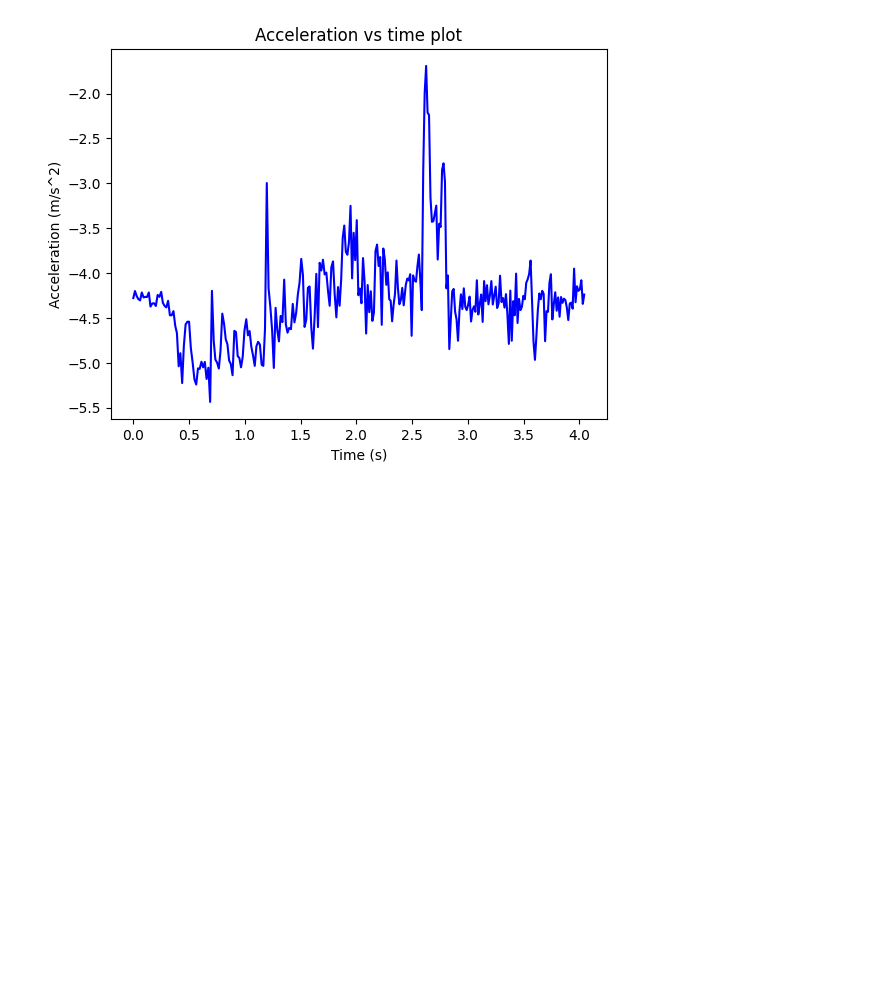
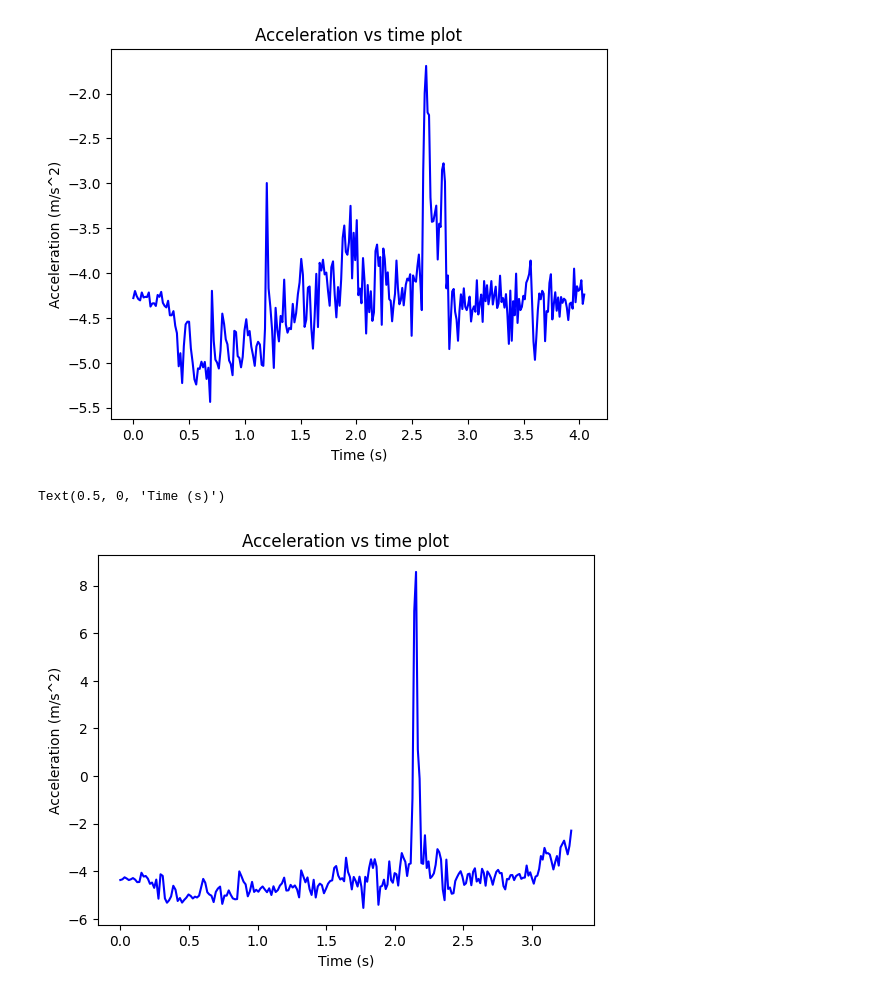
Before and after one commit to leo-c1/4al-final, a Jupyter notebook: DATAANAL.ipynb, the cells around one changed output. Cells and saved outputs as stored; diff of their text form; code cells hidden in the pictures; blank space fills up the shorter version.

```diff
--- a/DATAANAL.ipynb
+++ b/DATAANAL.ipynb
@@ -80,3 +78,24 @@ plt.xlabel('Time (s)')
 # %% [output]
 Text(0.5, 0, 'Time (s)')
 [figure]
+# %%
+
+time2 = read_in_array2[:,0]
+
+elapsed_time2 = (time2-time2[0]) / 1000.
+
+
+acc_data_unrefined2 = read_in_array2[:,2]
+acc_data2 = output_to_accel_x(acc_data_unrefined2) - 9.81
+
+
+
+#plt.scatter(elapsed_time_window,acc_data_window,color="blue")
+plt.plot(elapsed_time2,acc_data2,color="blue")
+
+plt.title('Acceleration vs time plot')
+plt.ylabel('Acceleration (m/s^2)')
+plt.xlabel('Time (s)')
+# %% [output]
+Text(0.5, 0, 'Time (s)')
+[figure, added]
```
Also changed, not shown: parts of 6 cells of this notebook.
